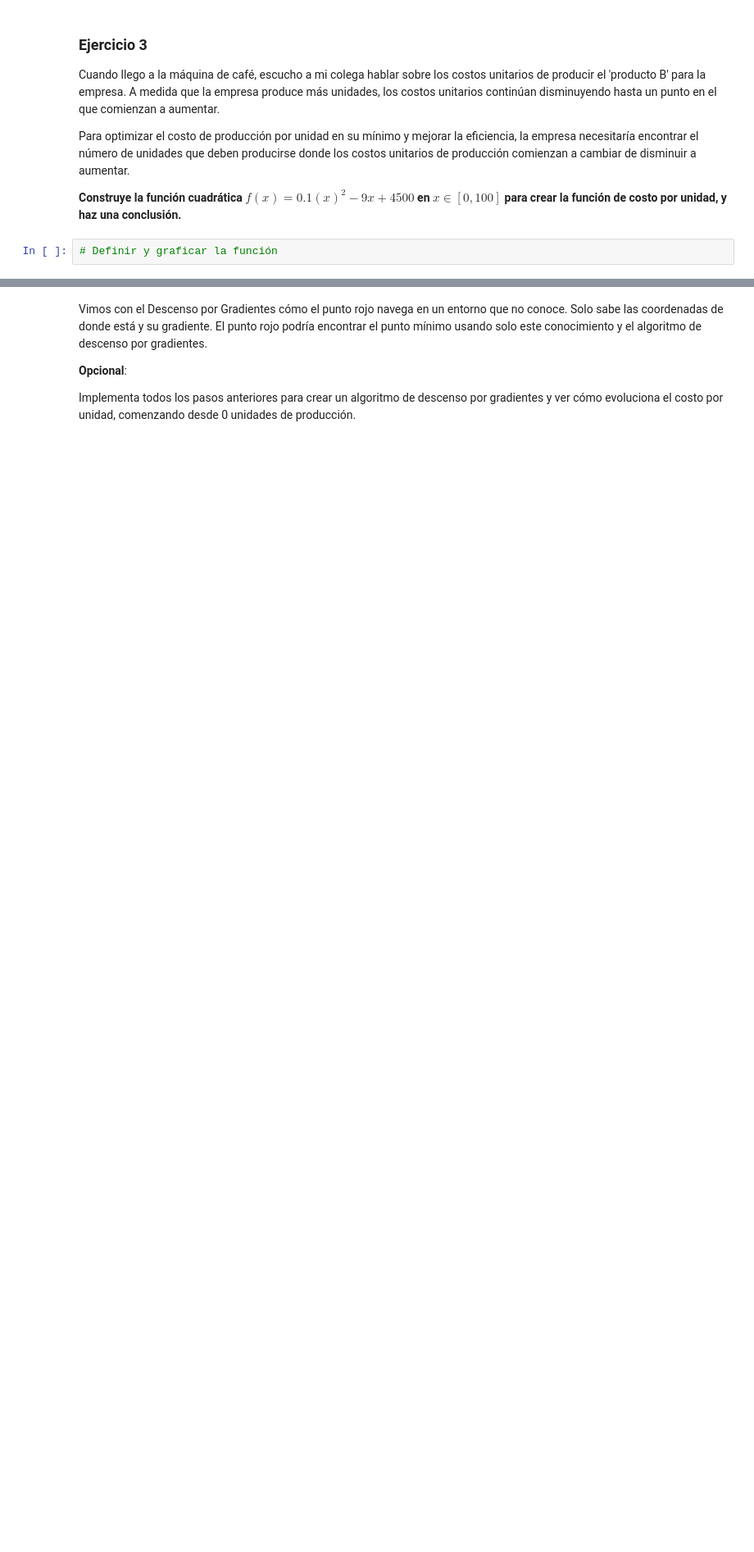
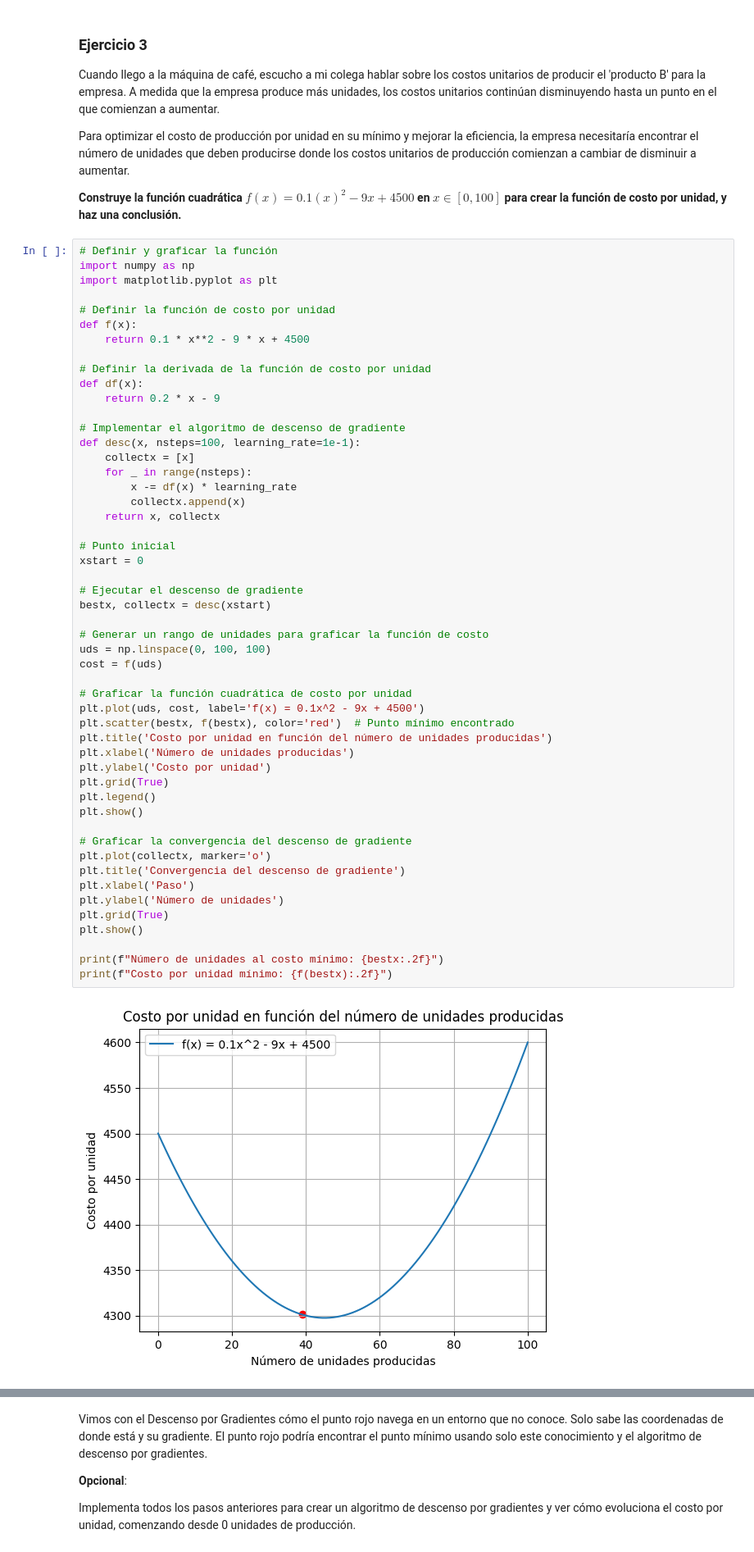
Before and after one commit to enriquemx1/calculus-and-algebra-problems-with-python, a Jupyter notebook: notebook/problems.es.ipynb, the cells around one changed output, grey strips where cells are left out. Shown at 82% size. Cells and saved outputs as stored; diff of their text form; blank space fills up the shorter version.

```diff
--- a/notebook/problems.es.ipynb
+++ b/notebook/problems.es.ipynb
@@ -295,3 +295,54 @@ Para optimizar el costo de producción por unidad en su mínimo y mejorar la efi
 **Construye la función cuadrática $f(x)=0.1(x)^2−9x +4500$ en $x∈[0,100]$ para crear la función de costo por unidad, y haz una conclusión.**
 # %%
 # Definir y graficar la función
+import numpy as np
+import matplotlib.pyplot as plt
+
+# Definir la función de costo por unidad
+def f(x):
+    return 0.1 * x**2 - 9 * x + 4500
+
+# Definir la derivada de la función de costo por unidad
+def df(x):
+    return 0.2 * x - 9
+
+# Implementar el algoritmo de descenso de gradiente
+def desc(x, nsteps=100, learning_rate=1e-1):
+    collectx = [x]
+    for _ in range(nsteps):
+        x -= df(x) * learning_rate
+        collectx.append(x)
+    return x, collectx
+
+# Punto inicial
+xstart = 0
+
+# Ejecutar el descenso de gradiente
+bestx, collectx = desc(xstart)
+
+# Generar un rango de unidades para graficar la función de costo
+uds = np.linspace(0, 100, 100)
+cost = f(uds)
+
+# Graficar la función cuadrática de costo por unidad
+plt.plot(uds, cost, label='f(x) = 0.1x^2 - 9x + 4500')
+plt.scatter(bestx, f(bestx), color='red')  # Punto mínimo encontrado
+plt.title('Costo por unidad en función del número de unidades producidas')
+plt.xlabel('Número de unidades producidas')
+plt.ylabel('Costo por unidad')
+plt.grid(True)
+plt.legend()
+plt.show()
+
+# Graficar la convergencia del descenso de gradiente
+plt.plot(collectx, marker='o')
+plt.title('Convergencia del descenso de gradiente')
+plt.xlabel('Paso')
+plt.ylabel('Número de unidades')
+plt.grid(True)
+plt.show()
+
+print(f"Número de unidades al costo mínimo: {bestx:.2f}")
+print(f"Costo por unidad mínimo: {f(bestx):.2f}")
+# %% [output]
+[figure, added]
```
Also changed, not shown: parts of 1 cell of this notebook.
